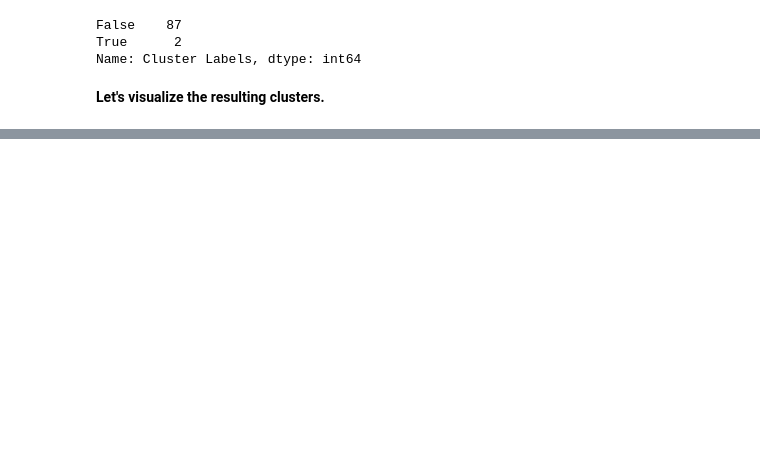
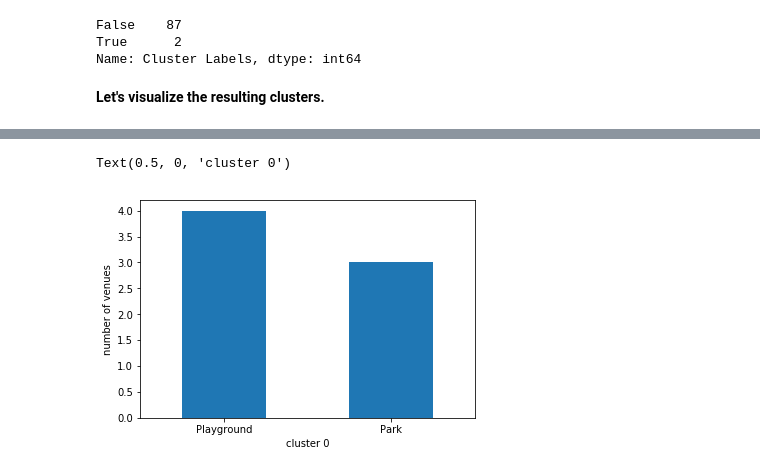
Before and after one commit to guldenturgay/Coursera_Capstone, a Jupyter notebook: capstone_the_battle_of_neighborhoods_week_2.ipynb, the cells around one changed output, grey strips where cells are left out. Cells and saved outputs as stored; diff of their text form; code cells hidden in the pictures; blank space fills up the shorter version.

```diff
--- a/capstone_the_battle_of_neighborhoods_week_2.ipynb
+++ b/capstone_the_battle_of_neighborhoods_week_2.ipynb
@@ -317,12 +317,12 @@ from sklearn.metrics import silhouette_score
 
 k_vs_score = {}
 
-for n_clusters in range(2,15):
-    clusterer = KMeans(n_clusters=n_clusters)
+for n_clusters in range(2,10):
+    clusterer = KMeans(n_clusters=n_clusters, random_state = 10)
     preds = clusterer.fit_predict(seattle_grouped_clustering)
     centers = clusterer.cluster_centers_
 
-    k_vs_score[n_clusters] = silhouette_score(seattle_grouped_clustering, preds)
+    k_vs_score[n_clusters] = silhouette_score(seattle_grouped_clustering, preds, metric = 'euclidean')
 
 k_vs_score
 # %% [output]
@@ -455,3 +450,10 @@ third_cluster
 # %% [output]
 |  | Neighborhood | Cluster Labels | 1st Most Common Venue | 2nd Most Common Venue | 3rd Most Common Venue | ... |
 | 64 | Rainier View | 2.0 | Construction & Landscaping | Yoga Studio | Fish Market | ... |
+# %%
+first_cluster['1st Most Common Venue'].value_counts().plot(kind = 'bar', rot = 0)
+plt.ylabel('number of venues')
+plt.xlabel('cluster 0')
+# %% [output]
+Text(0.5, 0, 'cluster 0')
+[figure, added]
```
Also changed, not shown: parts of 9 cells of this notebook.
